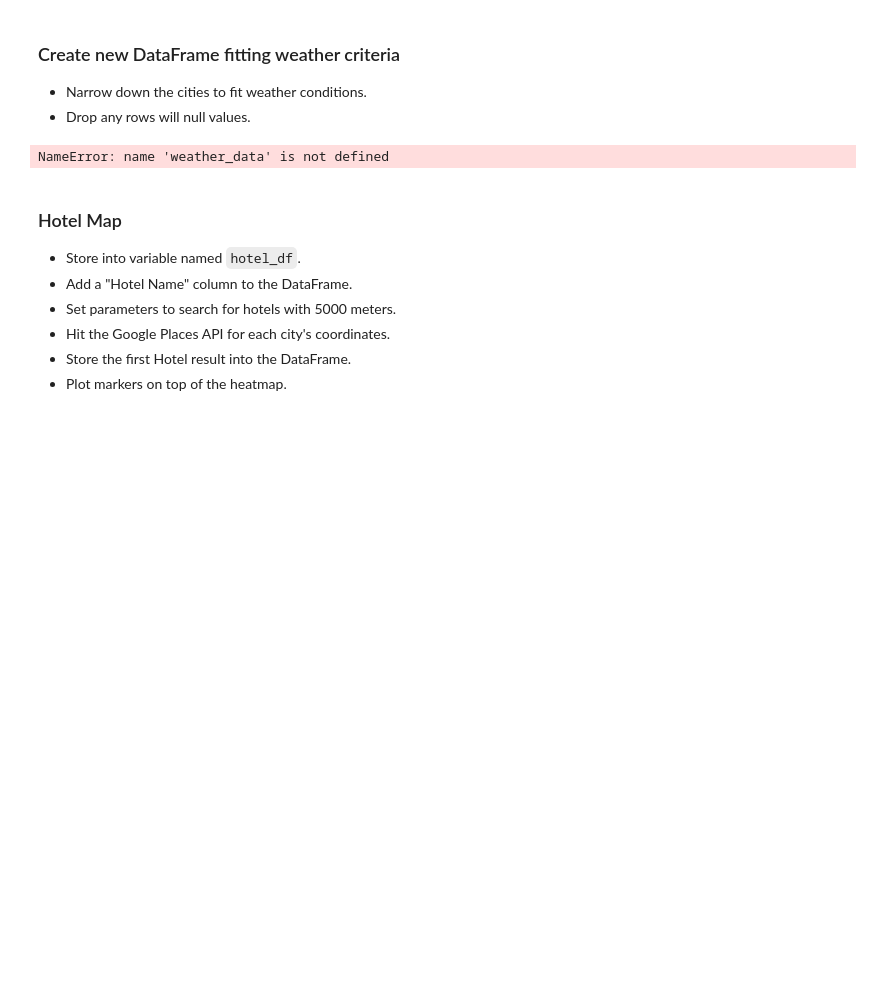
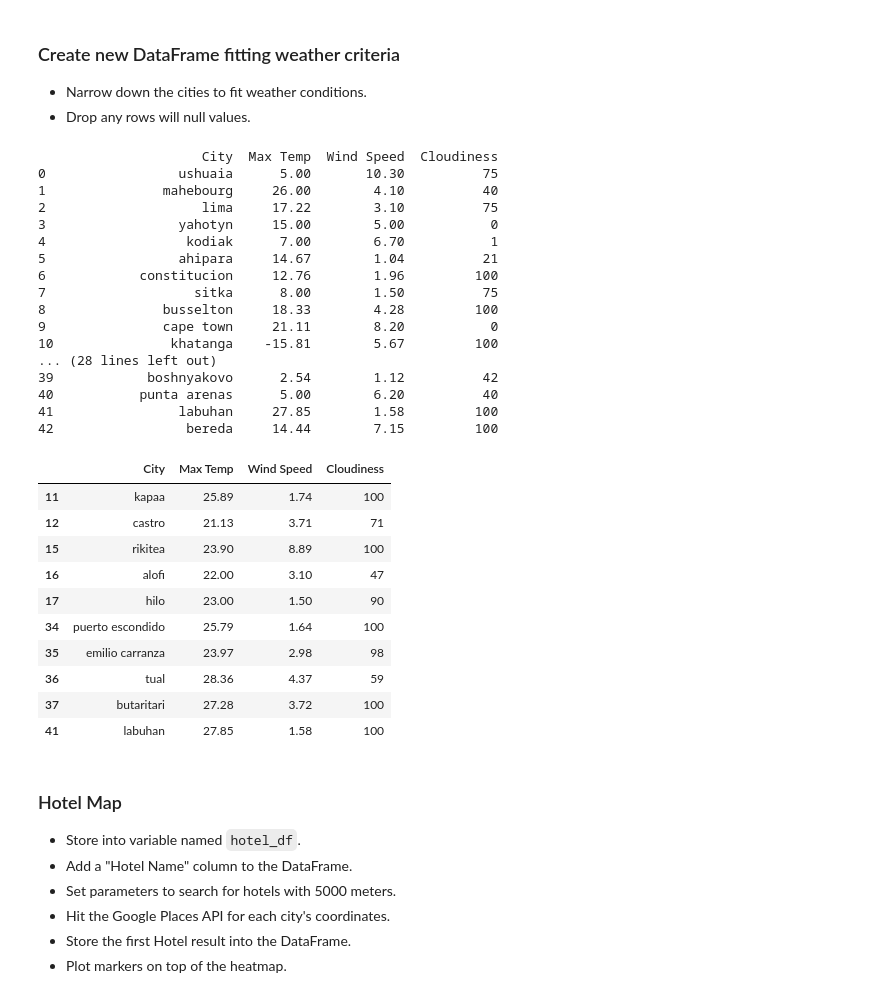
Before and after one commit to kramskb1/Whats-the-Weather-Like-pythonapihw, a Jupyter notebook: WeatherPy/VacationPy.ipynb, the cells around one changed output. Drawn from its saved outputs; the diff is of its cells as text; code cells hidden in the pictures; blank space fills up the shorter version.

```diff
--- a/WeatherPy/VacationPy.ipynb
+++ b/WeatherPy/VacationPy.ipynb
@@ -47,12 +63,42 @@ NameError: name 'weather_data' is not defined
 ### Create new DataFrame fitting weather criteria
 * Narrow down the cities to fit weather conditions.
 * Drop any rows will null values.
-# %%
-narrowed_city_df = weather_data.loc[(weather_data["Wind Speed"] <=20) & (weather_data["Cloudiness"] ==0) & \
-(weather_data["Temp"] >=60) & (weather_data["Temp"] <=70)].dropna( )
-narrowed_city_df
-# %% [output]
-NameError: name 'weather_data' is not defined
+# %%
+new_types_df = pd.DataFrame(weather_data, columns = ["City", "Max Temp", "Wind Speed", "Cloudiness"])
+print(new_types_df)
+max_temp = (new_types_df["Max Temp"] > 20)
+wind_speed = new_types_df["Wind Speed"] < 10
+cloudiness = new_types_df["Cloudiness"] > 40
+new_types_df[max_temp & wind_speed & cloudiness]
+# %% [output]
+                     City  Max Temp  Wind Speed  Cloudiness
+0                 ushuaia      5.00       10.30          75
+1               mahebourg     26.00        4.10          40
+2                    lima     17.22        3.10          75
+3                 yahotyn     15.00        5.00           0
+4                  kodiak      7.00        6.70           1
+5                 ahipara     14.67        1.04          21
+6            constitucion     12.76        1.96         100
+7                   sitka      8.00        1.50          75
+8               busselton     18.33        4.28         100
+9               cape town     21.11        8.20           0
+10               khatanga    -15.81        5.67         100
+... (28 lines left out)
+39            boshnyakovo      2.54        1.12          42
+40           punta arenas      5.00        6.20          40
+41                labuhan     27.85        1.58         100
+42                 bereda     14.44        7.15         100
+|  | City | Max Temp | Wind Speed | Cloudiness |
+| 11 | kapaa | 25.89 | 1.74 | 100 |
+| 12 | castro | 21.13 | 3.71 | 71 |
+| 15 | rikitea | 23.90 | 8.89 | 100 |
+| 16 | alofi | 22.00 | 3.10 | 47 |
+| 17 | hilo | 23.00 | 1.50 | 90 |
+| 34 | puerto escondido | 25.79 | 1.64 | 100 |
+| 35 | emilio carranza | 23.97 | 2.98 | 98 |
+| 36 | tual | 28.36 | 4.37 | 59 |
+| 37 | butaritari | 27.28 | 3.72 | 100 |
+| 41 | labuhan | 27.85 | 1.58 | 100 |
 # %% [markdown]
 ### Hotel Map
 * Store into variable named `hotel_df`.
```
Also changed, not shown: parts of 7 cells of this notebook.
